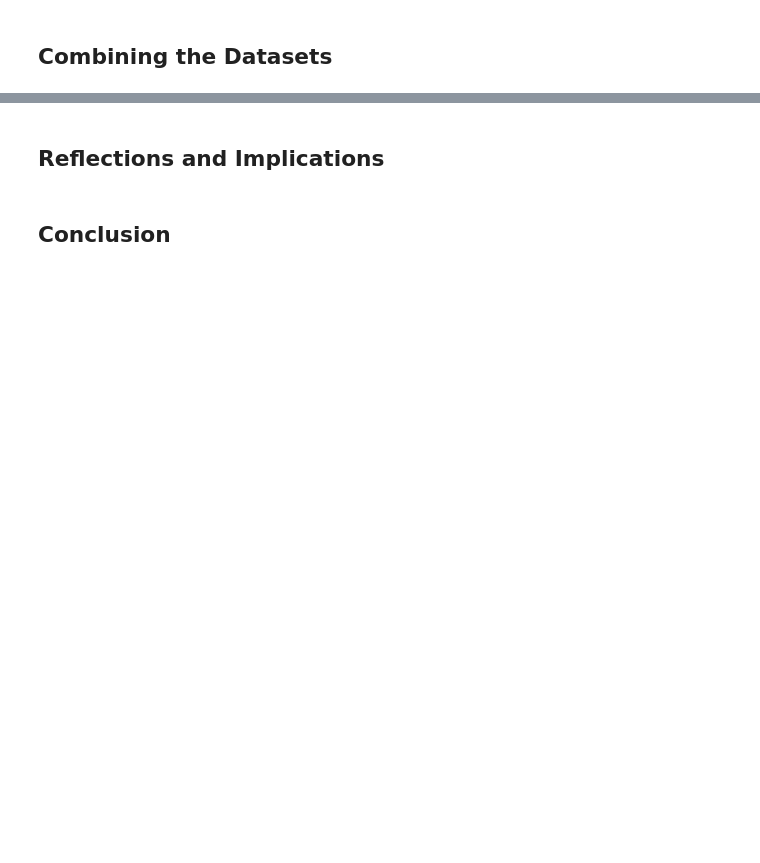
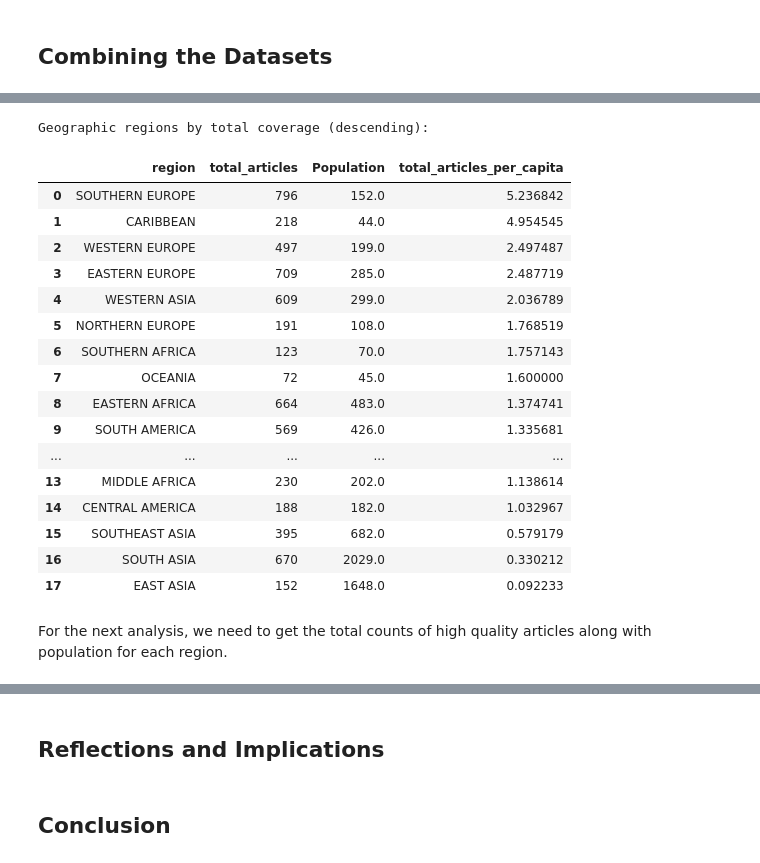
Before and after one commit to himanshunaidu/data512, a Jupyter notebook: data-512-homework_2/wikipedia_politician_bias.ipynb, the cells around one changed output, grey strips where cells are left out. Cells and saved outputs as stored; diff of their text form; code cells hidden in the pictures; blank space fills up the shorter version.

Commit message:
Complete results combining and analysis

```diff
--- a/data-512-homework_2/wikipedia_politician_bias.ipynb
+++ b/data-512-homework_2/wikipedia_politician_bias.ipynb
@@ -552,0 +652,7 @@ ores_quality_prediction_df.to_csv(WP_POLITICIANS_WITH_ORES_PATH, index=False)
+# %%
+# Merge the ores_quality_prediction_df with politicians_by_country_df to get the country for each article
+# The merge needs to be done on ores_quality_prediction_df 'title' and politicians_by_country_df 'name' columns
+ores_quality_prediction_country_df = \
+    pd.merge(ores_quality_prediction_df, politicians_by_country_df, left_on='title', right_on='name', how='inner')
+ores_quality_prediction_country_df.drop(columns=['name', 'url', 'page_length'], inplace=True)
+ores_quality_prediction_country_df.head()
@@ -552,0 +666,7 @@ ores_quality_prediction_df.to_csv(WP_POLITICIANS_WITH_ORES_PATH, index=False)
+# %%
+# Merge the ores_quality_prediction_country_df with population_by_country_region_df to get the population and region for each article
+# The merge needs to be done on ores_quality_prediction_country_df 'country' and population_by_country_region_df 'country' columns
+# The merge will be outer, to eventually identify entries that did not merge correctly
+ores_quality_prediction_country_population_df = \
+    pd.merge(ores_quality_prediction_country_df, population_by_country_region_df, on='country', how='outer', indicator=True)
+ores_quality_prediction_country_population_df.head()
@@ -552,0 +704,6 @@ ores_quality_prediction_df.to_csv(WP_POLITICIANS_WITH_ORES_PATH, index=False)
+# %%
+# Finally, drop the rows that did not merge correctly to get the final dataframe
+wp_politicians_by_country_df = \
+    ores_quality_prediction_country_population_df[ores_quality_prediction_country_population_df["_merge"] == "both"]
+wp_politicians_by_country_df.drop(columns=["_merge"], inplace=True)
+wp_politicians_by_country_df.head()
@@ -556,0 +822,8 @@ ores_quality_prediction_df.to_csv(WP_POLITICIANS_WITH_ORES_PATH, index=False)
+# %%
+articles_count_per_region = wp_politicians_by_country_df.groupby(['region']).size().reset_index(name='total_articles')
+articles_count_per_region = pd.merge(articles_count_per_region, population_by_country_df, left_on=["region"], right_on=["Geography"], how="left")
+articles_count_per_region.drop(columns=["Geography"], inplace=True)
+
+# Calculate the total articles per capita for each region
+articles_count_per_region["total_articles_per_capita"] = articles_count_per_region["total_articles"] / articles_count_per_region["Population"]
+articles_count_per_region.head()
@@ -556,0 +837,26 @@ ores_quality_prediction_df.to_csv(WP_POLITICIANS_WITH_ORES_PATH, index=False)
+# %%
+# Geographic regions by total coverage: A rank ordered list of geographic regions (in descending order) by total articles per capita.
+regions_by_total_coverage_df = articles_count_per_region.sort_values(by="total_articles_per_capita", ascending=False).reset_index(drop=True)
+print("Geographic regions by total coverage (descending):")
+regions_by_total_coverage_df
+# %% [output]
+Geographic regions by total coverage (descending):
+|  | region | total_articles | Population | total_articles_per_capita |
+| 0 | SOUTHERN EUROPE | 796 | 152.0 | 5.236842 |
+| 1 | CARIBBEAN | 218 | 44.0 | 4.954545 |
+| 2 | WESTERN EUROPE | 497 | 199.0 | 2.497487 |
+| 3 | EASTERN EUROPE | 709 | 285.0 | 2.487719 |
+| 4 | WESTERN ASIA | 609 | 299.0 | 2.036789 |
+| 5 | NORTHERN EUROPE | 191 | 108.0 | 1.768519 |
+| 6 | SOUTHERN AFRICA | 123 | 70.0 | 1.757143 |
+| 7 | OCEANIA | 72 | 45.0 | 1.600000 |
+| 8 | EASTERN AFRICA | 664 | 483.0 | 1.374741 |
+| 9 | SOUTH AMERICA | 569 | 426.0 | 1.335681 |
+| ... | ... | ... | ... | ... |
+| 13 | MIDDLE AFRICA | 230 | 202.0 | 1.138614 |
+| 14 | CENTRAL AMERICA | 188 | 182.0 | 1.032967 |
+| 15 | SOUTHEAST ASIA | 395 | 682.0 | 0.579179 |
+| 16 | SOUTH ASIA | 670 | 2029.0 | 0.330212 |
+| 17 | EAST ASIA | 152 | 1648.0 | 0.092233 |
+# %% [markdown]
+For the next analysis, we need to get the total counts of high quality articles along with population for each region.
```
Also changed, not shown: parts of 41 cells of this notebook, 2 other files.
